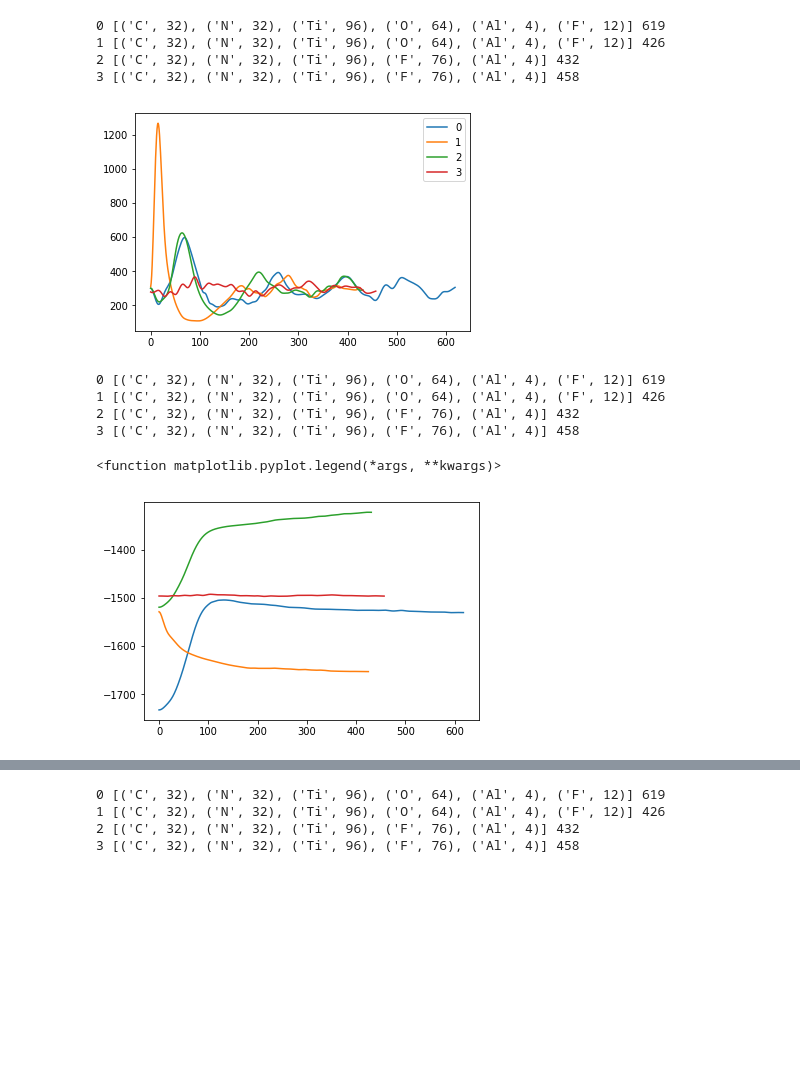
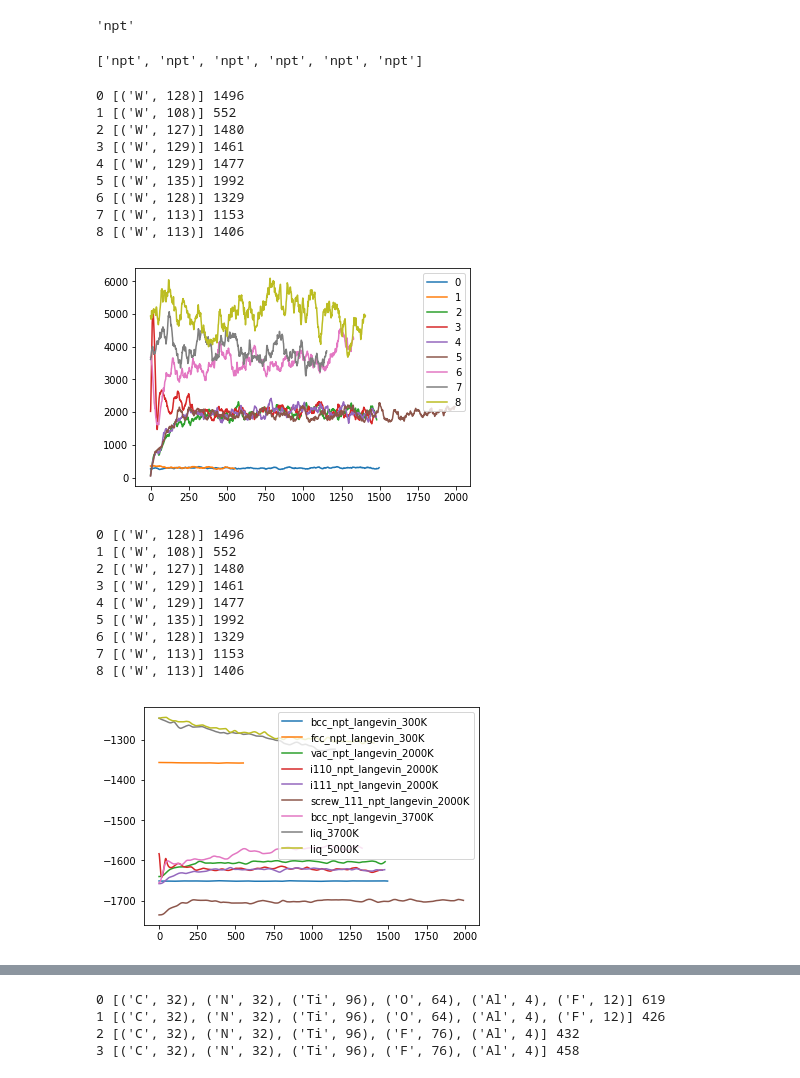
Before and after one commit to vlcekl/eam-models, a Jupyter notebook: notebooks/eam_lib.ipynb, the cells around one changed output, grey strips where cells are left out. Saved outputs shown, nothing was run; the diff lists cells and outputs as text; code cells hidden in the pictures; blank space fills up the shorter version.

```diff
--- a/notebooks/eam_lib.ipynb
+++ b/notebooks/eam_lib.ipynb
@@ -65,7 +66,7 @@ Reading ../data/target_raw/liq_3700K/OUTCAR
 # %%
-trajectories_0k = []
-for traj_name in trajdirs_0k:
-    trajectories_0k.append(read_vasp(traj_name))
+trajectories_0k = {}
+for name, traj_path in zip(datasets_0k, trajdirs_0k):
+    trajectories_0k[name] = read_vasp(traj_path)
 # %% [output]
 Reading ../data/target_raw/bcc_0k/OUTCAR
 Reading ../data/target_raw/bcc_0k/POSCAR
@@ -90,0 +94,10 @@ KeyError: 'ensemble'
+# %%
+# Convert MD trajectory dicts to objects
+trjs = {}
+for k, trj in trajectories.items():
+    trjs[k] = Trajectory(trj, inplace=False)
+# %%
+# Convert MD trajectory 0K configs to objects
+trjs_0k = {}
+for k, trj in trajectories_0k.items():
+    trjs_0k[k] = Trajectory(trj, inplace=False)[-1]
@@ -90,0 +109,10 @@ KeyError: 'ensemble'
+# %%
+traj0k = trjs_0k['bcc_0k']
+
+for k, trj in trjs_0k.items():
+    print(k)
+    if ('screw' not in k) and ('bcc' not in k):
+        traj0k.append(trj)
+    print(len())
+
+traj0k.append(trj_big_screw_0k)
@@ -91,26 +146,44 @@ KeyError: 'ensemble'
+# %%
+trj_end['ensemble']
+# %% [output]
+'npt'
+# %%
+[t['ensemble'] for t in trajectories_0k]
+# %% [output]
+['npt', 'npt', 'npt', 'npt', 'npt', 'npt']
 # %%
 for i, trj in enumerate(trajectories):
     #for key in trj:
     print(i, list(zip(trj['atom_name'], trj['atom_num'])), len(trj['temp']))
     plt.plot(trj['temp'], label=i)
 
 plt.legend()
 plt.show()
-
-for i, trj in enumerate(trajectories):
-    #for key in trj:
-    print(i, list(zip(trj['atom_name'], trj['atom_num'])), len(trj['energy']))
-    plt.plot(trj['energy'], label=i)
-plt.legend
 # %% [output]
-0 [('C', 32), ('N', 32), ('Ti', 96), ('O', 64), ('Al', 4), ('F', 12)] 619
-1 [('C', 32), ('N', 32), ('Ti', 96), ('O', 64), ('Al', 4), ('F', 12)] 426
-2 [('C', 32), ('N', 32), ('Ti', 96), ('F', 76), ('Al', 4)] 432
-3 [('C', 32), ('N', 32), ('Ti', 96), ('F', 76), ('Al', 4)] 458
+0 [('W', 128)] 1496
+1 [('W', 108)] 552
+2 [('W', 127)] 1480
+3 [('W', 129)] 1461
+4 [('W', 129)] 1477
+5 [('W', 135)] 1992
+6 [('W', 128)] 1329
+7 [('W', 113)] 1153
+8 [('W', 113)] 1406
-[figure, old version]
+[figure, new version]
-0 [('C', 32), ('N', 32), ('Ti', 96), ('O', 64), ('Al', 4), ('F', 12)] 619
-1 [('C', 32), ('N', 32), ('Ti', 96), ('O', 64), ('Al', 4), ('F', 12)] 426
-2 [('C', 32), ('N', 32), ('Ti', 96), ('F', 76), ('Al', 4)] 432
-3 [('C', 32), ('N', 32), ('Ti', 96), ('F', 76), ('Al', 4)] 458
-<function matplotlib.pyplot.legend(*args, **kwargs)>
-[figure, removed]
+# %%
+for i, trj in enumerate(trajectories):
+    print(i, list(zip(trj['atom_name'], trj['atom_num'])), len(trj['energy']))
+    plt.plot(trj['energy'], label=datasets[i])
+plt.legend()
+plt.show()
+# %% [output]
+0 [('W', 128)] 1496
+1 [('W', 108)] 552
+2 [('W', 127)] 1480
+3 [('W', 129)] 1461
+4 [('W', 129)] 1477
+5 [('W', 135)] 1992
+6 [('W', 128)] 1329
+7 [('W', 113)] 1153
+8 [('W', 113)] 1406
+[figure, added]
```
Also changed, not shown: parts of 14 cells of this notebook.
